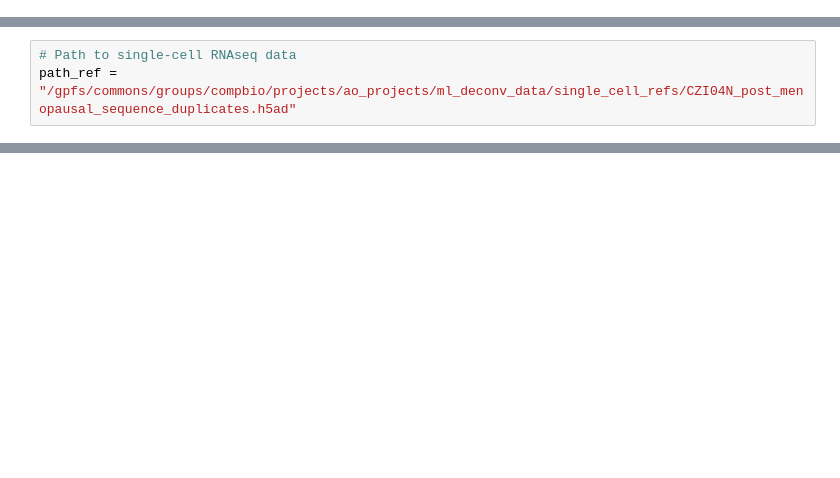
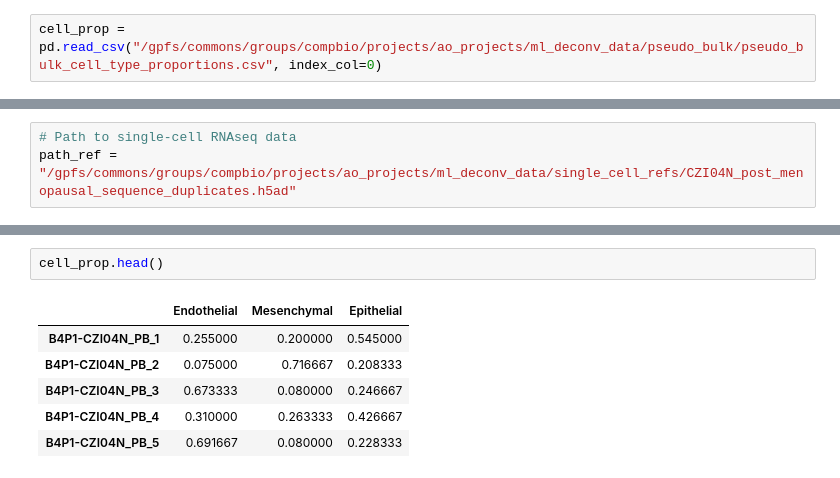
Before and after one commit to Eastmanmd/DECONVersation, a Jupyter notebook: tutorials/czi_reference_effects_on_deconv_perfomance.ipynb, the cells around one changed output, grey strips where cells are left out. Cells and saved outputs as stored; diff of their text form; blank space fills up the shorter version.

```diff
--- a/tutorials/czi_reference_effects_on_deconv_perfomance.ipynb
+++ b/tutorials/czi_reference_effects_on_deconv_perfomance.ipynb
@@ -13,0 +19,2 @@ from preprocessing import *
+# %%
+cell_prop = pd.read_csv("/gpfs/commons/groups/compbio/projects/ao_projects/ml_deconv_data/pseudo_bulk/pseudo_bulk_cell_type_proportions.csv", index_col=0)
@@ -16,0 +144,9 @@ path_ref = "/gpfs/commons/groups/compbio/projects/ao_projects/ml_deconv_data/sin
+# %%
+cell_prop.head()
+# %% [output]
+|  | Endothelial | Mesenchymal | Epithelial |
+| B4P1-CZI04N_PB_1 | 0.255000 | 0.200000 | 0.545000 |
+| B4P1-CZI04N_PB_2 | 0.075000 | 0.716667 | 0.208333 |
+| B4P1-CZI04N_PB_3 | 0.673333 | 0.080000 | 0.246667 |
+| B4P1-CZI04N_PB_4 | 0.310000 | 0.263333 | 0.426667 |
+| B4P1-CZI04N_PB_5 | 0.691667 | 0.080000 | 0.228333 |
```
Also changed, not shown: parts of 29 cells of this notebook.
